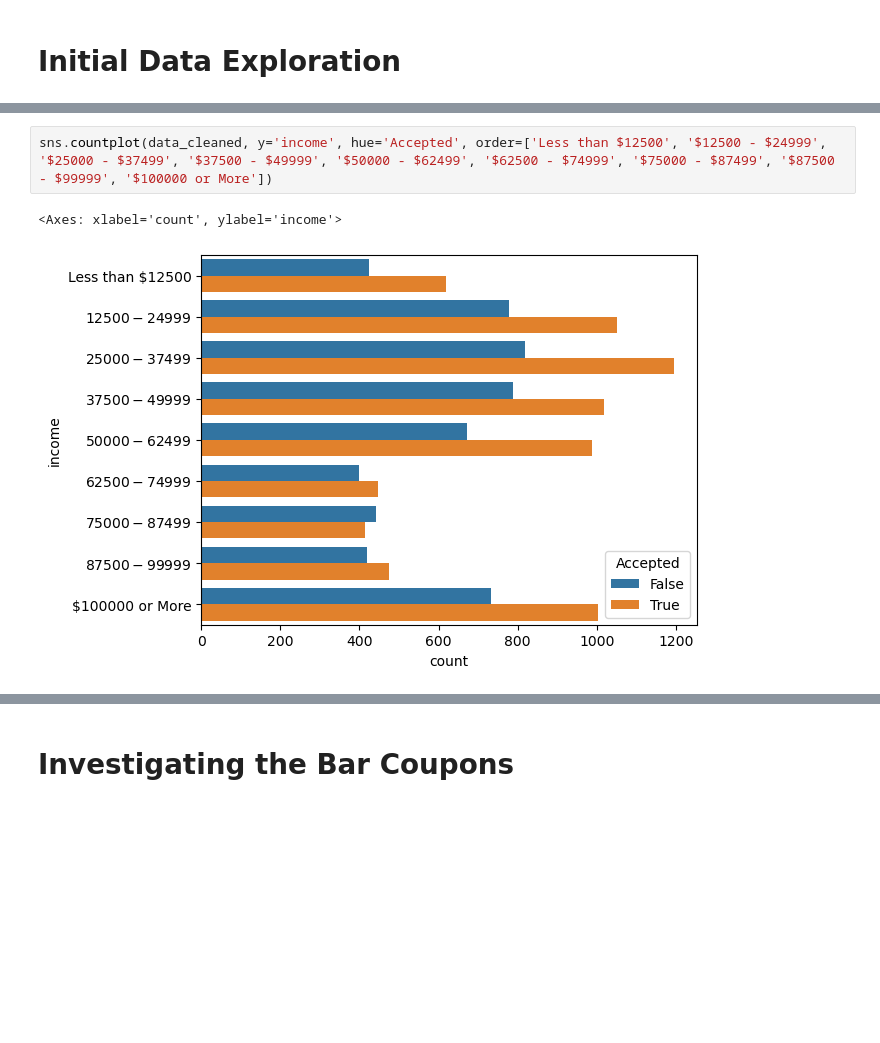
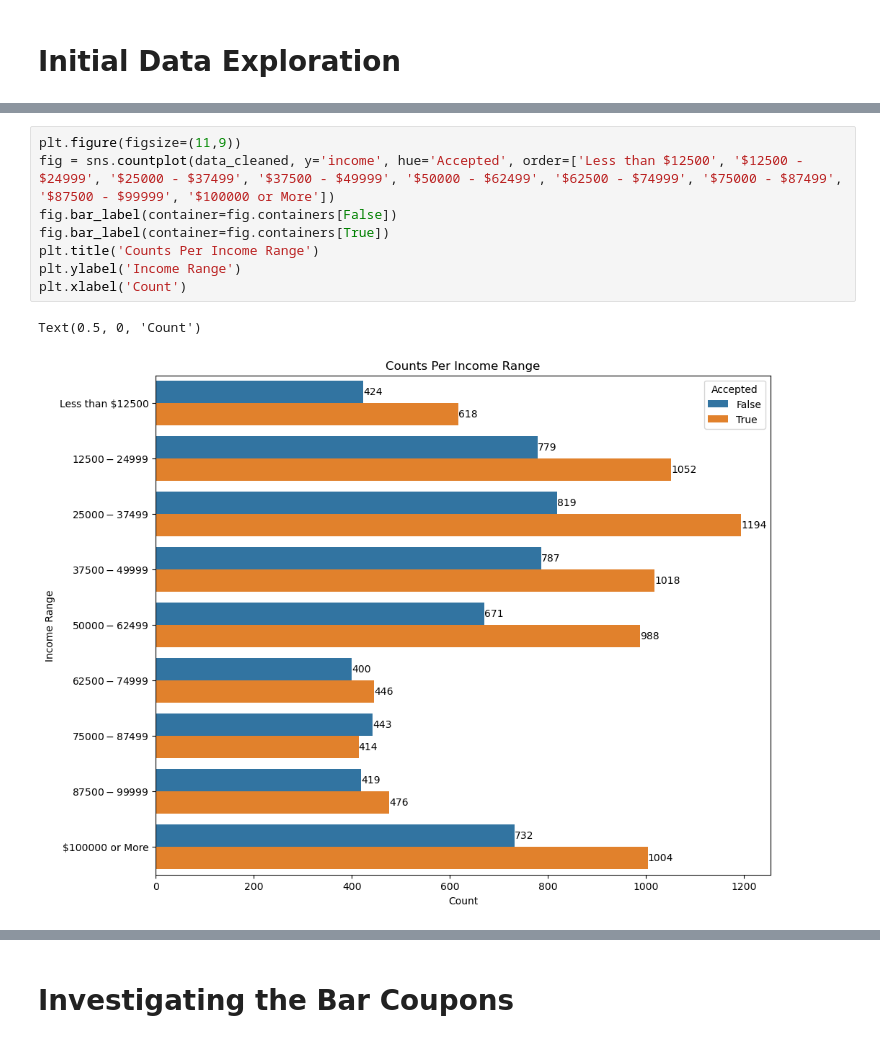
Before and after one commit to ngratzi/coupon_analysis, a Jupyter notebook: analysis.ipynb, the cells around one changed output, grey strips where cells are left out. Cells and saved outputs as stored; diff of their text form; blank space fills up the shorter version.

```diff
--- a/analysis.ipynb
+++ b/analysis.ipynb
@@ -280,6 +280,12 @@ sns.countplot(data_cleaned, y='occupation', hue='Accepted')
 # %%
-sns.countplot(data_cleaned, y='income', hue='Accepted', order=['Less than $12500', '$12500 - $24999', '$25000 - $37499', '$37500 - $49999', '$50000 - $62499', '$62500 - $74999', '$75000 - $87499', '$87500 - $99999', '$100000 or More'])
+plt.figure(figsize=(11,9))
+fig = sns.countplot(data_cleaned, y='income', hue='Accepted', order=['Less than $12500', '$12500 - $24999', '$25000 - $37499', '$37500 - $49999', '$50000 - $62499', '$62500 - $74999', '$75000 - $87499', '$87500 - $99999', '$100000 or More'])
+fig.bar_label(container=fig.containers[False])
+fig.bar_label(container=fig.containers[True])
+plt.title('Counts Per Income Range')
+plt.ylabel('Income Range')
+plt.xlabel('Count')
 # %% [output]
-<Axes: xlabel='count', ylabel='income'>
+Text(0.5, 0, 'Count')
-[figure, old version]
+[figure, new version]
 # %%
```
Also changed, not shown: parts of 84 cells of this notebook.
